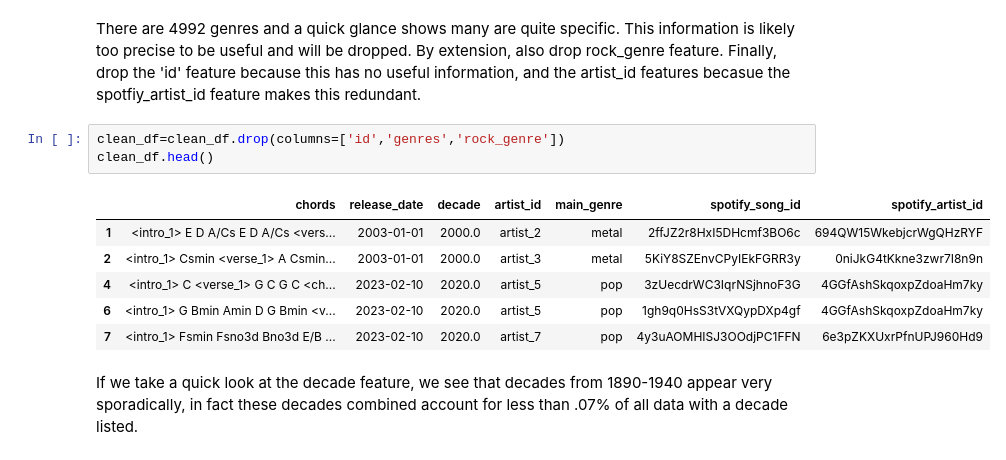
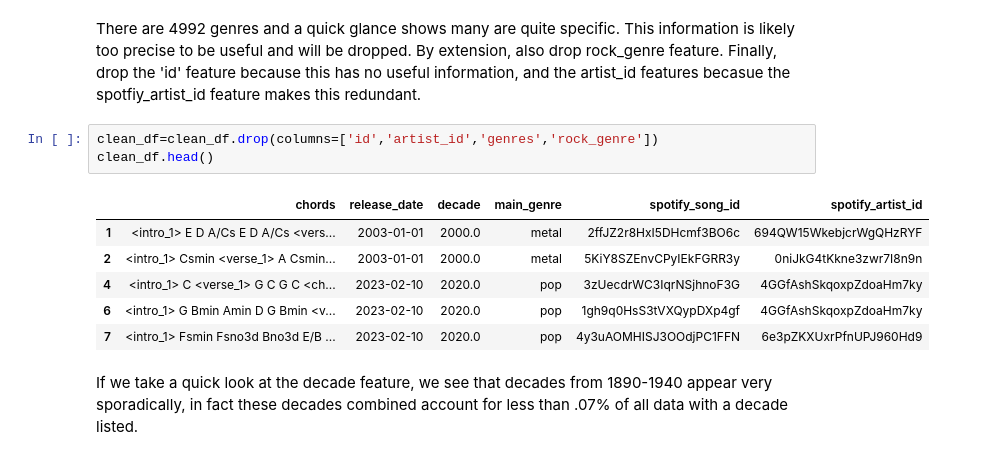
Before and after one commit to Erdos-Projects/fall-2025-harmonic-features-for-song-recommendations, a Jupyter notebook: data/data_clean.ipynb, the cells around one changed output. Saved outputs shown, nothing was run; the diff lists cells and outputs as text.

```diff
--- a/data/data_clean.ipynb
+++ b/data/data_clean.ipynb
@@ -41,15 +41,15 @@ print(random.sample(list(set(unnested_list)),20)) #random sample of unique genre
 # %% [markdown]
 There are 4992 genres and a quick glance shows many are quite specific. This information is likely too precise to be useful and will be dropped. By extension, also drop rock_genre feature. Finally, drop the 'id' feature because this has no useful information, and the artist_id features becasue the spotfiy_artist_id feature makes this redundant.
 # %%
-clean_df=clean_df.drop(columns=['id','genres','rock_genre'])
+clean_df=clean_df.drop(columns=['id','artist_id','genres','rock_genre'])
 clean_df.head()
 # %% [output]
-|  | chords | release_date | decade | artist_id | main_genre | spotify_song_id | spotify_artist_id |
-| 1 | <intro_1> E D A/Cs E D A/Cs <vers... | 2003-01-01 | 2000.0 | artist_2 | metal | 2ffJZ2r8HxI5DHcmf3BO6c | 694QW15WkebjcrWgQHzRYF |
-| 2 | <intro_1> Csmin <verse_1> A Csmin... | 2003-01-01 | 2000.0 | artist_3 | metal | 5KiY8SZEnvCPyIEkFGRR3y | 0niJkG4tKkne3zwr7I8n9n |
-| 4 | <intro_1> C <verse_1> G C G C <ch... | 2023-02-10 | 2020.0 | artist_5 | pop | 3zUecdrWC3IqrNSjhnoF3G | 4GGfAshSkqoxpZdoaHm7ky |
-| 6 | <intro_1> G Bmin Amin D G Bmin <v... | 2023-02-10 | 2020.0 | artist_5 | pop | 1gh9q0HsS3tVXQypDXp4gf | 4GGfAshSkqoxpZdoaHm7ky |
-| 7 | <intro_1> Fsmin Fsno3d Bno3d E/B ... | 2023-02-10 | 2020.0 | artist_7 | pop | 4y3uAOMHISJ3OOdjPC1FFN | 6e3pZKXUxrPfnUPJ960Hd9 |
+|  | chords | release_date | decade | main_genre | spotify_song_id | spotify_artist_id |
+| 1 | <intro_1> E D A/Cs E D A/Cs <vers... | 2003-01-01 | 2000.0 | metal | 2ffJZ2r8HxI5DHcmf3BO6c | 694QW15WkebjcrWgQHzRYF |
+| 2 | <intro_1> Csmin <verse_1> A Csmin... | 2003-01-01 | 2000.0 | metal | 5KiY8SZEnvCPyIEkFGRR3y | 0niJkG4tKkne3zwr7I8n9n |
+| 4 | <intro_1> C <verse_1> G C G C <ch... | 2023-02-10 | 2020.0 | pop | 3zUecdrWC3IqrNSjhnoF3G | 4GGfAshSkqoxpZdoaHm7ky |
+| 6 | <intro_1> G Bmin Amin D G Bmin <v... | 2023-02-10 | 2020.0 | pop | 1gh9q0HsS3tVXQypDXp4gf | 4GGfAshSkqoxpZdoaHm7ky |
+| 7 | <intro_1> Fsmin Fsno3d Bno3d E/B ... | 2023-02-10 | 2020.0 | pop | 4y3uAOMHISJ3OOdjPC1FFN | 6e3pZKXUxrPfnUPJ960Hd9 |
 # %% [markdown]
 If we take a quick look at the decade feature, we see that decades from 1890-1940 appear very sporadically, in fact these decades combined account for less than .07% of all data with a decade listed.
 # %%
```
Also changed, not shown: parts of 3 cells of this notebook, 2 other files.
